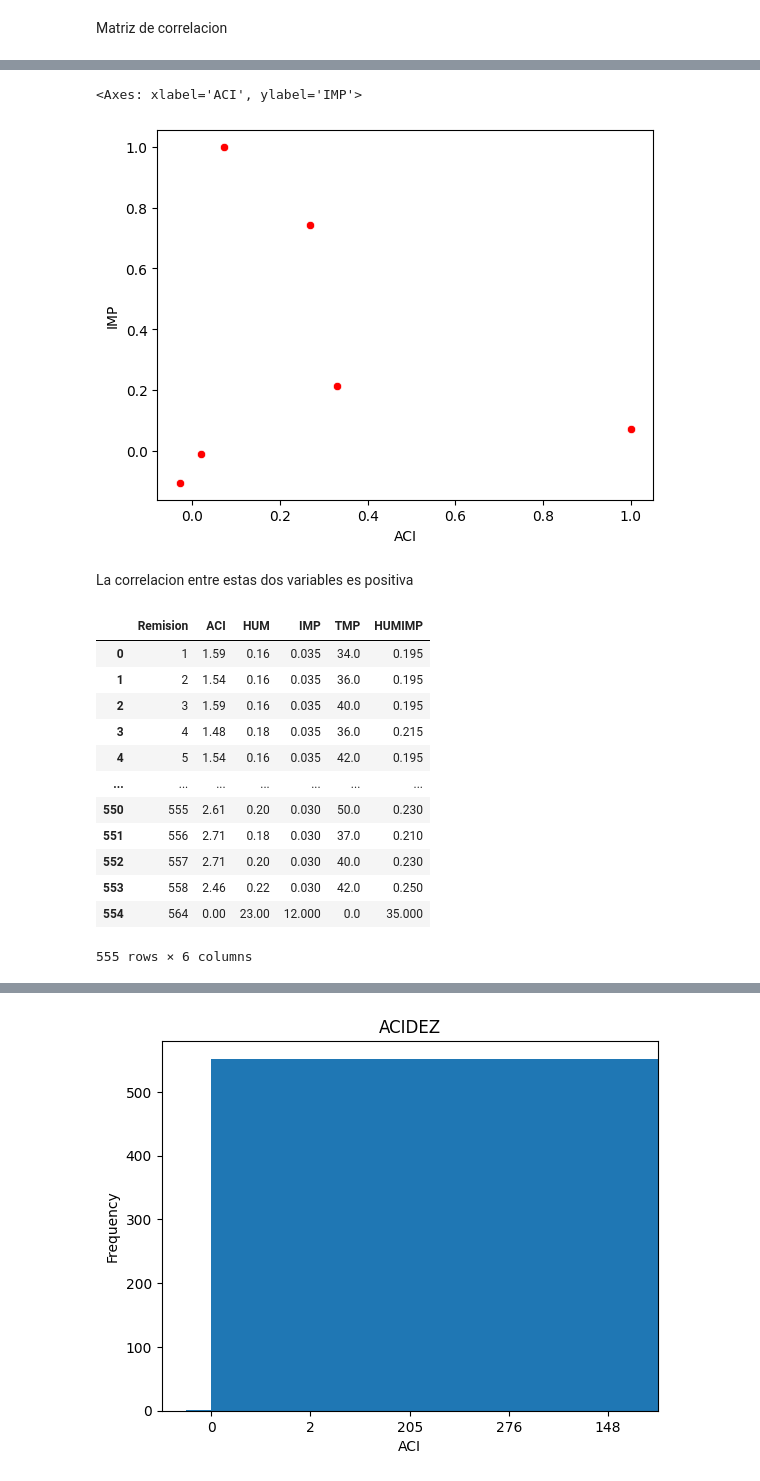
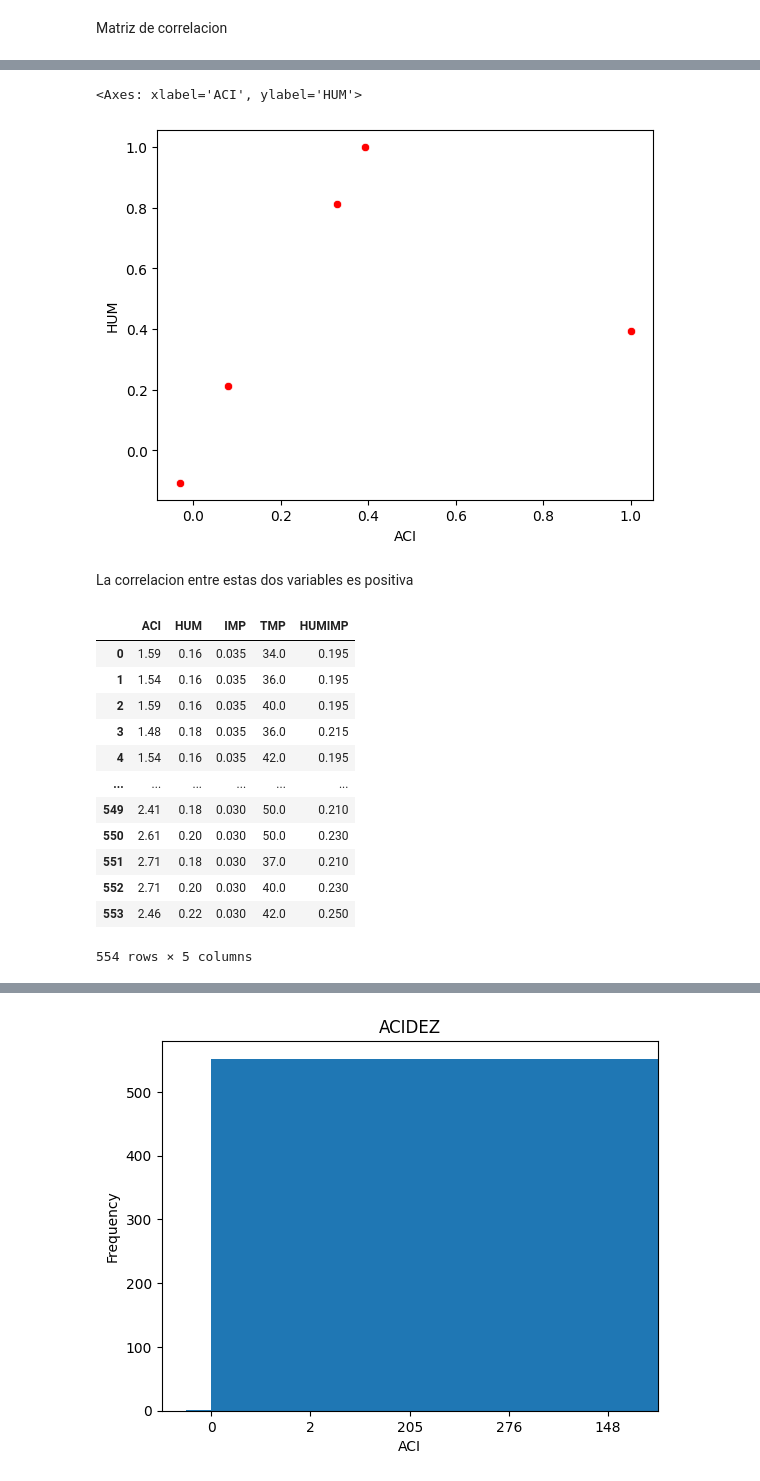
Before and after one commit to claudia-pixel/taller1, a Jupyter notebook: AnalisisBivariado.ipynb, the cells around one changed output, grey strips where cells are left out. Cells and saved outputs as stored; diff of their text form; code cells hidden in the pictures.

```diff
--- a/AnalisisBivariado.ipynb
+++ b/AnalisisBivariado.ipynb
@@ -31,3 +31,6 @@ Es temporal por que se establece un nivel de deteccion especifico.
 ruta_archivo = 'https://raw.githubusercontent.com/claudia-pixel/taller1/main/remcalidad.csv'  # Reemplaza con la ruta de tu archivo CSV
 # Cargar el archivo CSV en un DataFrame de Pandas
 data = pd.read_csv(ruta_archivo,sep=';')
+# %%
+data = data.drop(columns='Remision') #quitamos la columna Remision
+data
@@ -152,8 +213,8 @@ data.corr()
 # %%
-sns.scatterplot(data.corr(), x='ACI', y='IMP', color='red')
+sns.scatterplot(data.corr(), x='ACI',y='HUM', color='red')
 # %% [output]
-<Axes: xlabel='ACI', ylabel='IMP'>
+<Axes: xlabel='ACI', ylabel='HUM'>
-[figure, old version]
+[figure, new version]
 # %% [markdown]
 La correlacion entre estas dos variables es positiva
 # %%
@@ -163,16 +224,16 @@ La correlacion entre estas dos variables es positiva
 data = data.dropna()
 data
 # %% [output]
-|  | Remision | ACI | HUM | IMP | TMP | HUMIMP |
-| 0 | 1 | 1.59 | 0.16 | 0.035 | 34.0 | 0.195 |
-| 1 | 2 | 1.54 | 0.16 | 0.035 | 36.0 | 0.195 |
-| 2 | 3 | 1.59 | 0.16 | 0.035 | 40.0 | 0.195 |
-| 3 | 4 | 1.48 | 0.18 | 0.035 | 36.0 | 0.215 |
-| 4 | 5 | 1.54 | 0.16 | 0.035 | 42.0 | 0.195 |
-| ... | ... | ... | ... | ... | ... | ... |
-| 550 | 555 | 2.61 | 0.20 | 0.030 | 50.0 | 0.230 |
-| 551 | 556 | 2.71 | 0.18 | 0.030 | 37.0 | 0.210 |
-| 552 | 557 | 2.71 | 0.20 | 0.030 | 40.0 | 0.230 |
-| 553 | 558 | 2.46 | 0.22 | 0.030 | 42.0 | 0.250 |
-| 554 | 564 | 0.00 | 23.00 | 12.000 | 0.0 | 35.000 |
+|  | ACI | HUM | IMP | TMP | HUMIMP |
+| 0 | 1.59 | 0.16 | 0.035 | 34.0 | 0.195 |
+| 1 | 1.54 | 0.16 | 0.035 | 36.0 | 0.195 |
+| 2 | 1.59 | 0.16 | 0.035 | 40.0 | 0.195 |
+| 3 | 1.48 | 0.18 | 0.035 | 36.0 | 0.215 |
+| 4 | 1.54 | 0.16 | 0.035 | 42.0 | 0.195 |
+| ... | ... | ... | ... | ... | ... |
+| 549 | 2.41 | 0.18 | 0.030 | 50.0 | 0.210 |
+| 550 | 2.61 | 0.20 | 0.030 | 50.0 | 0.230 |
+| 551 | 2.71 | 0.18 | 0.030 | 37.0 | 0.210 |
+| 552 | 2.71 | 0.20 | 0.030 | 40.0 | 0.230 |
+| 553 | 2.46 | 0.22 | 0.030 | 42.0 | 0.250 |
-555 rows × 6 columns
+554 rows × 5 columns
```
Also changed, not shown: parts of 21 cells of this notebook.
